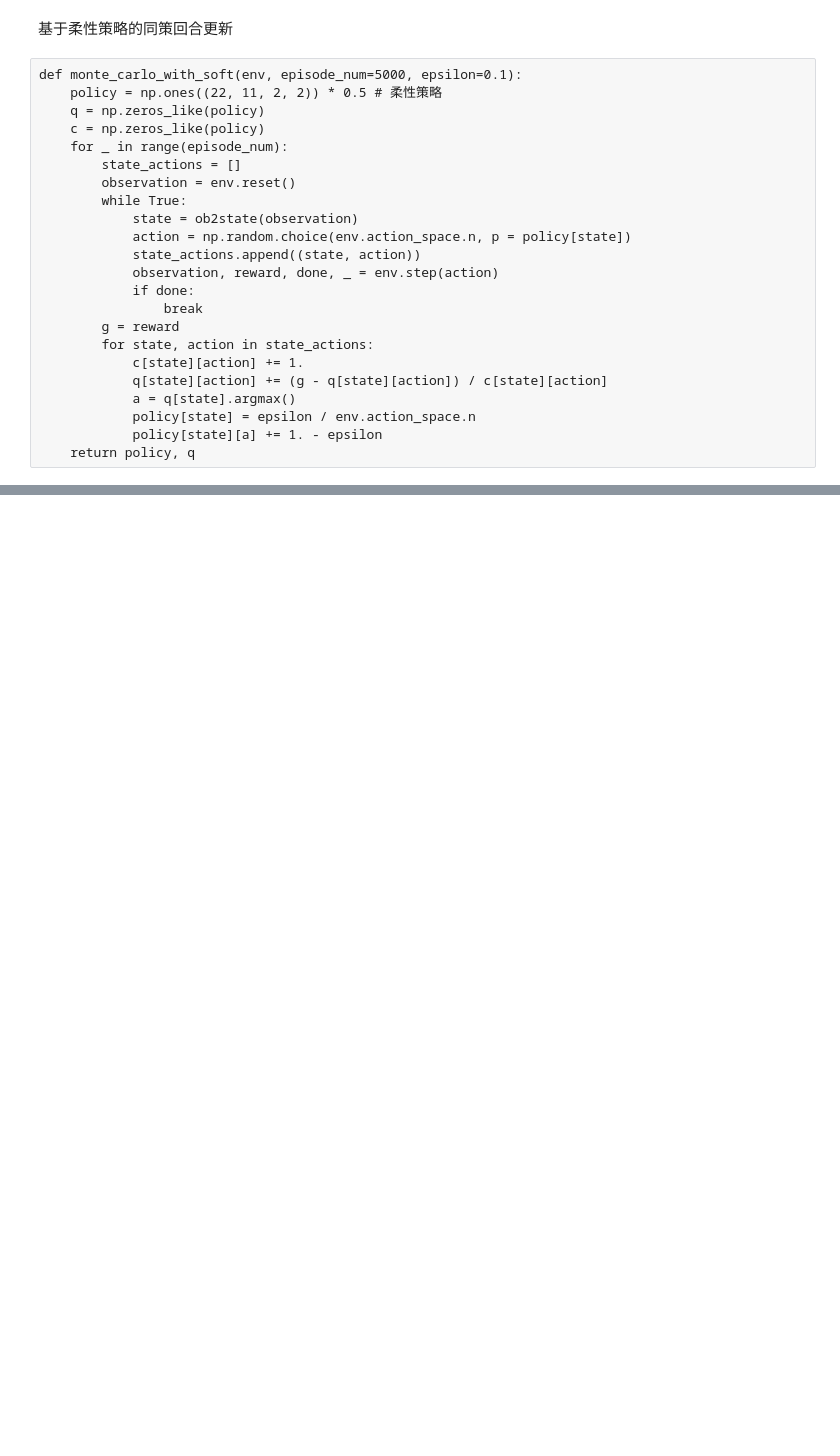
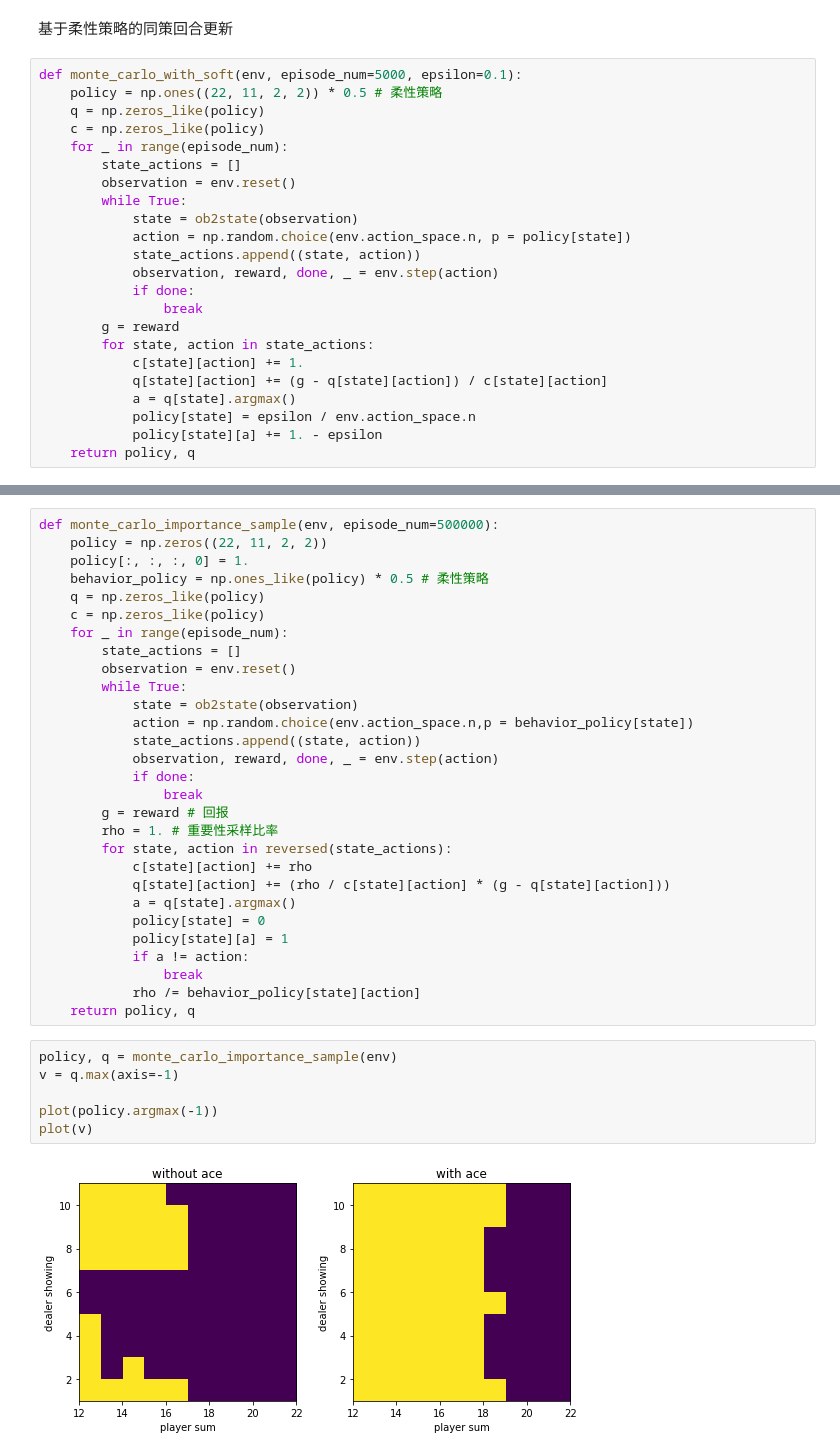
Before and after one commit to ZhaoHongjue/RL-Note, a Jupyter notebook: 4.ipynb, the cells around one changed output, grey strips where cells are left out. Drawn from its saved outputs; the diff is of its cells as text; blank space fills up the shorter version.

```diff
--- a/4.ipynb
+++ b/4.ipynb
@@ -370,0 +478,37 @@ plot(v)
+# %%
+def monte_carlo_importance_sample(env, episode_num=500000):
+    policy = np.zeros((22, 11, 2, 2))
+    policy[:, :, :, 0] = 1.
+    behavior_policy = np.ones_like(policy) * 0.5 # 柔性策略
+    q = np.zeros_like(policy)
+    c = np.zeros_like(policy)
+    for _ in range(episode_num):
+        state_actions = []
+        observation = env.reset()
+        while True:
+            state = ob2state(observation)
+            action = np.random.choice(env.action_space.n,p = behavior_policy[state])
+            state_actions.append((state, action))
+            observation, reward, done, _ = env.step(action)
+            if done:
+                break
+        g = reward # 回报
+        rho = 1. # 重要性采样比率
+        for state, action in reversed(state_actions):
+            c[state][action] += rho
+            q[state][action] += (rho / c[state][action] * (g - q[state][action]))
+            a = q[state].argmax()
+            policy[state] = 0
+            policy[state][a] = 1
+            if a != action:
+                break
+            rho /= behavior_policy[state][action]
+    return policy, q
+# %%
+policy, q = monte_carlo_importance_sample(env)
+v = q.max(axis=-1)
+
+plot(policy.argmax(-1))
+plot(v)
+# %% [output]
+[figure, added]
```
Also changed, not shown: parts of 10 cells of this notebook, 1 other file.
